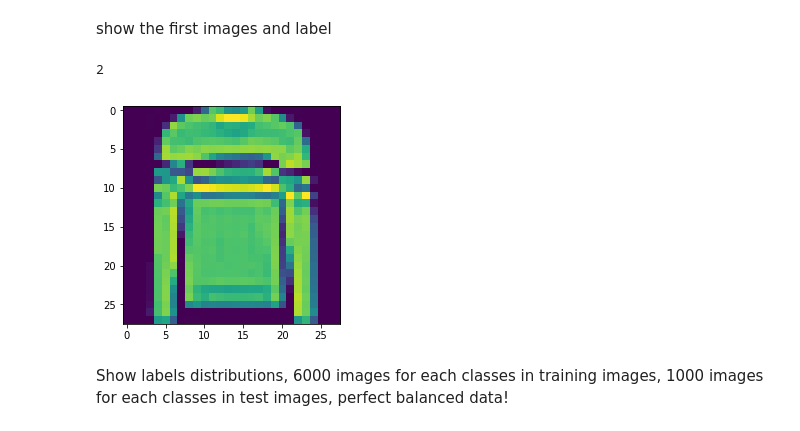
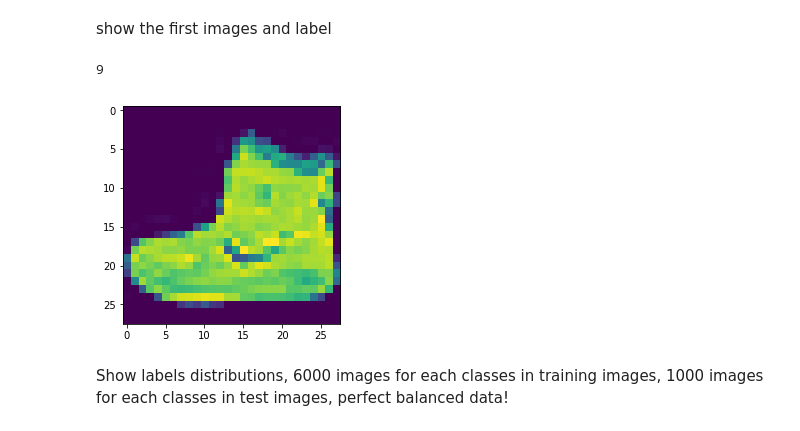
Before and after one commit to lucius-yu/colab-tutorial, a Jupyter notebook: fashion_mnist_eda.ipynb, the cells around one changed output. Cells and saved outputs as stored; diff of their text form; code cells hidden in the pictures.

```diff
--- a/fashion_mnist_eda.ipynb
+++ b/fashion_mnist_eda.ipynb
@@ -26,11 +34,11 @@ show the first images and label
 # %%
 import matplotlib.pyplot as plt
 
-plt.imshow(training_images[5])
-print(training_labels[5])
+plt.imshow(training_images[0])
+print(training_labels[0])
 # %% [output]
-2
+9
-[figure, old version]
+[figure, new version]
 # %% [markdown]
 Show labels distributions, 6000 images for each classes in training images, 1000 images for each classes in test images, perfect balanced data!
 # %%
```
Also changed, not shown: parts of 7 cells of this notebook.
